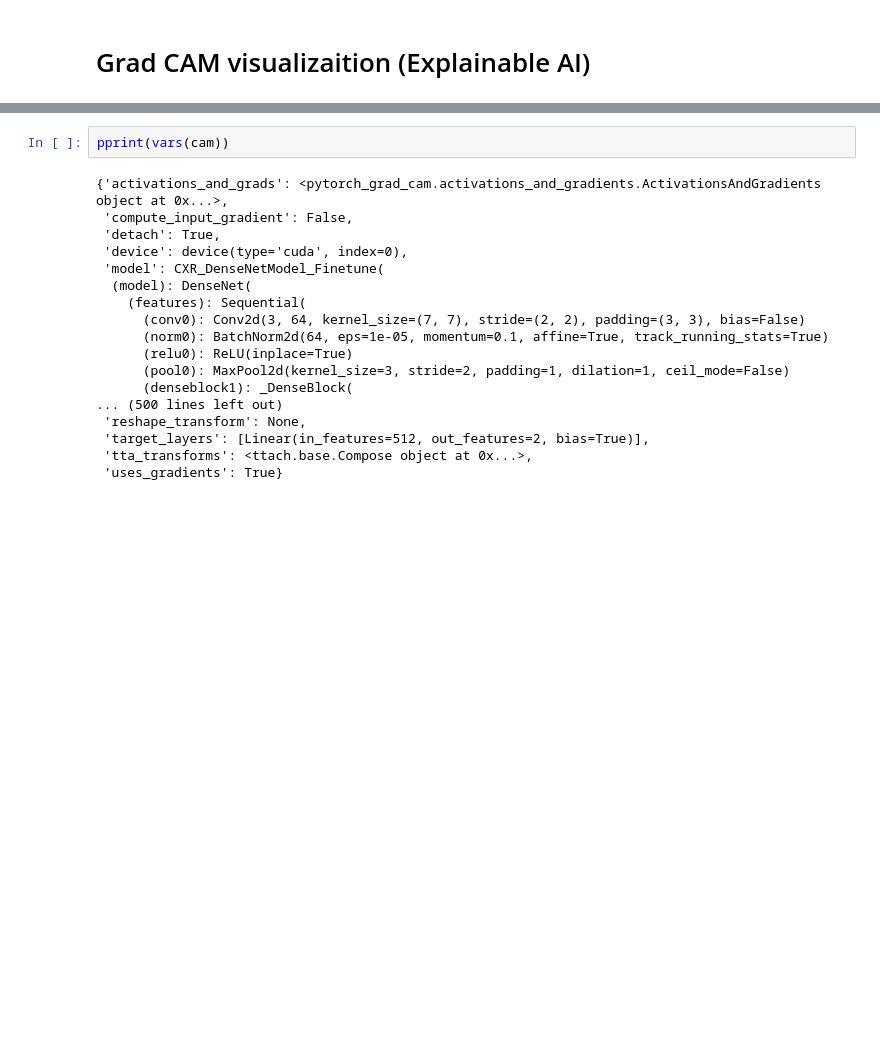
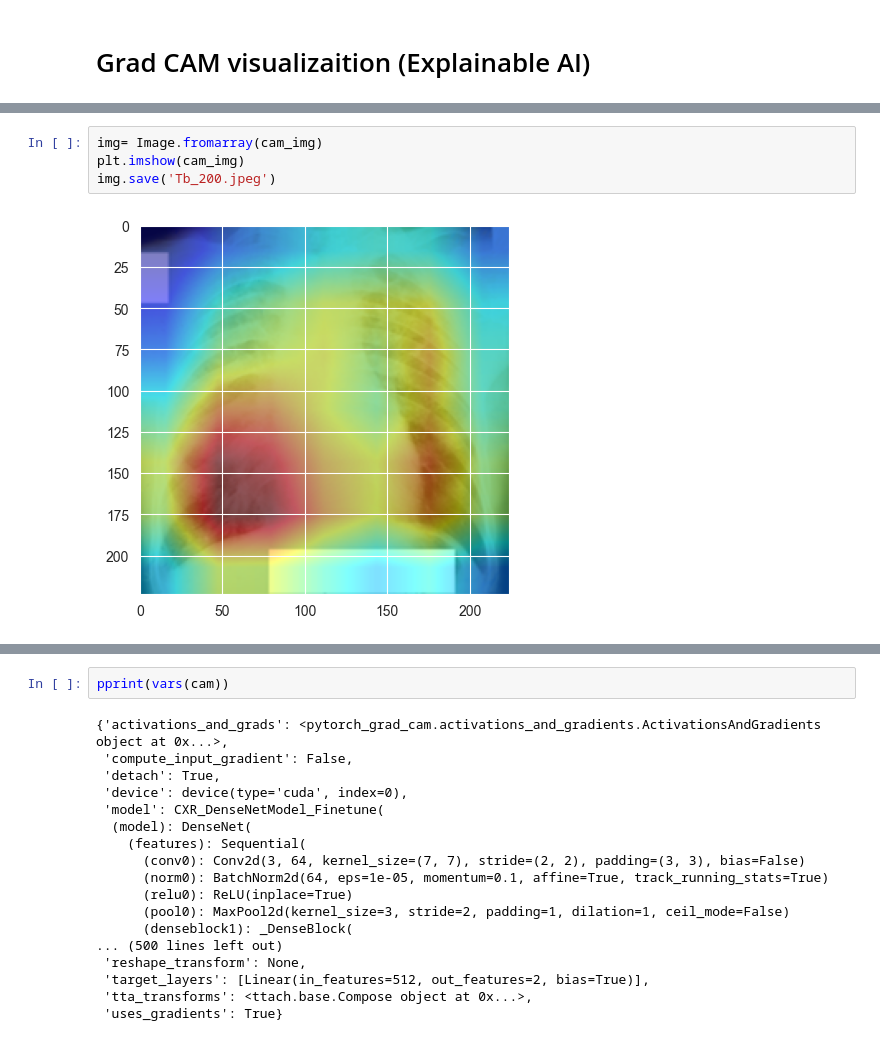
Before and after one commit to AlexVogt1/Safe-and-Explainable-AI, a Jupyter notebook: TB/TB_Detection(Pytorch).ipynb, the cells around one changed output, grey strips where cells are left out. Cells and saved outputs as stored; diff of their text form; blank space fills up the shorter version.

```diff
--- a/TB/TB_Detection(Pytorch).ipynb
+++ b/TB/TB_Detection(Pytorch).ipynb
@@ -700,0 +911,6 @@ plt.show()
+# %%
+img= Image.fromarray(cam_img)
+plt.imshow(cam_img)
+img.save('Tb_200.jpeg')
+# %% [output]
+[figure, added]
```
Also changed, not shown: parts of 17 cells of this notebook, 16 other files.
